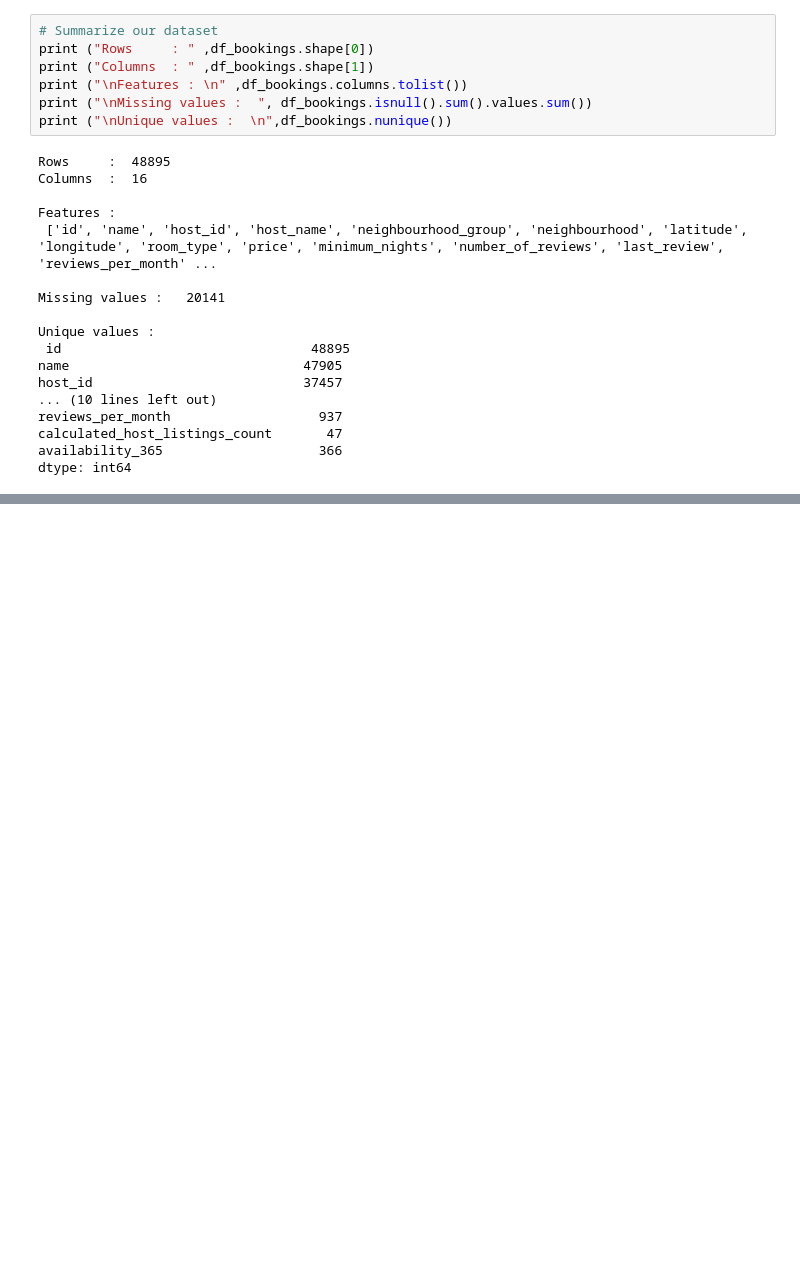
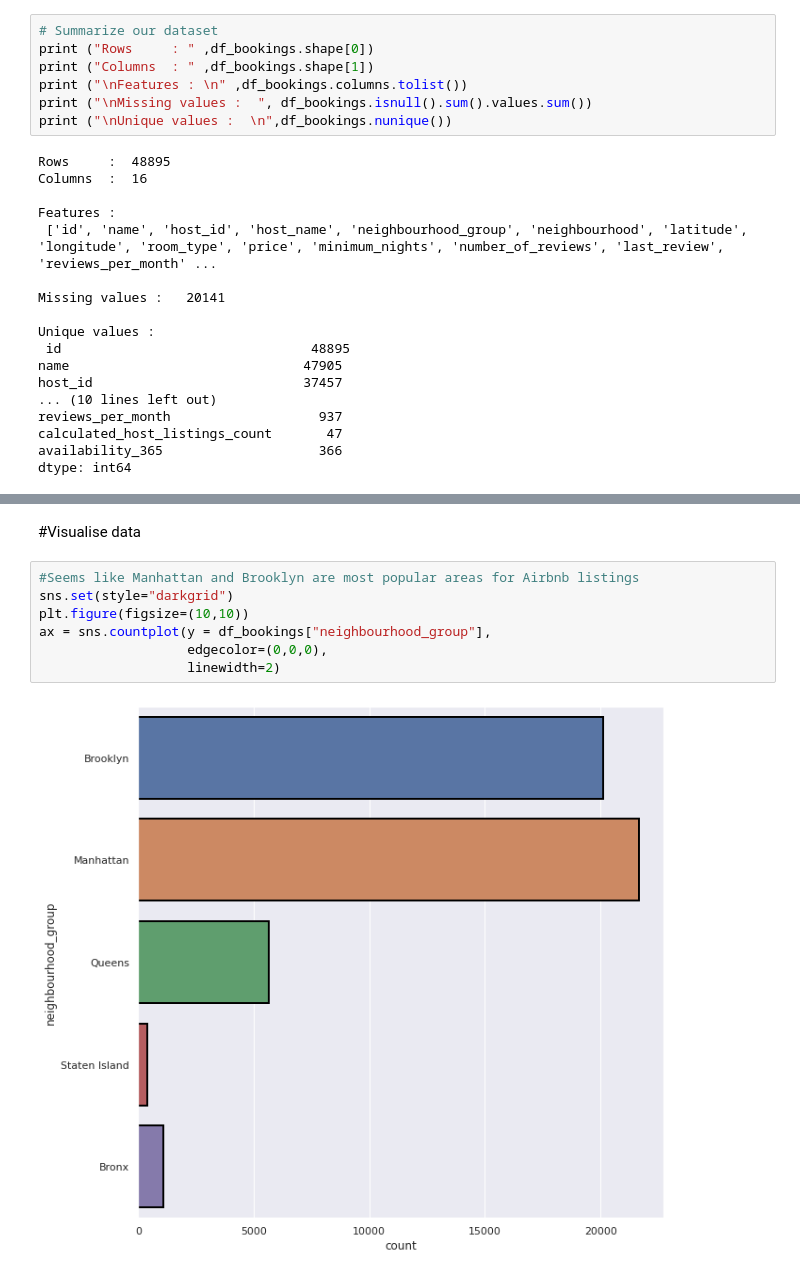
Before and after one commit to CharlBrill89/NYC_AirBnB_Data_2019_Kaggle-, a Jupyter notebook: NYC_Airbnb_EDA.ipynb, the cells around one changed output, grey strips where cells are left out. Cells and saved outputs as stored; diff of their text form; blank space fills up the shorter version.

```diff
--- a/NYC_Airbnb_EDA.ipynb
+++ b/NYC_Airbnb_EDA.ipynb
@@ -125,0 +160,11 @@ dtype: int64
+# %% [markdown]
+#Visualise data
+# %%
+#Seems like Manhattan and Brooklyn are most popular areas for Airbnb listings
+sns.set(style="darkgrid")
+plt.figure(figsize=(10,10))
+ax = sns.countplot(y = df_bookings["neighbourhood_group"],
+                   edgecolor=(0,0,0),
+                   linewidth=2)
+# %% [output]
+[figure, added]
```
Also changed, not shown: parts of 23 cells of this notebook.
